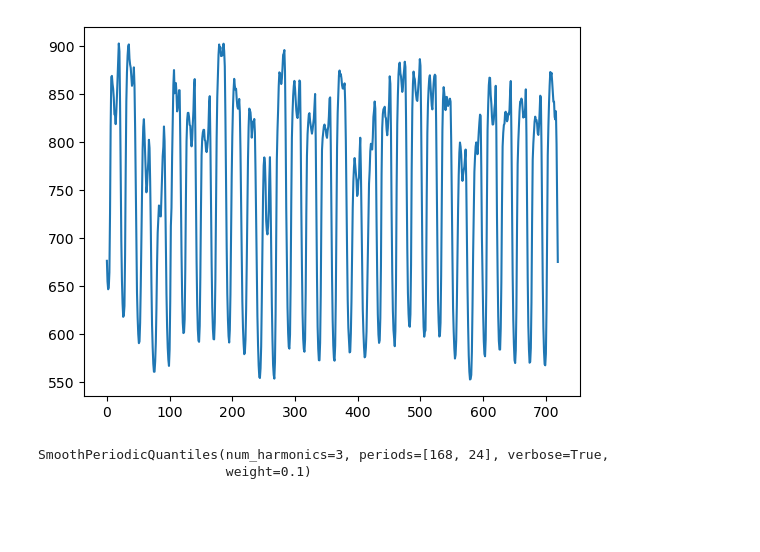
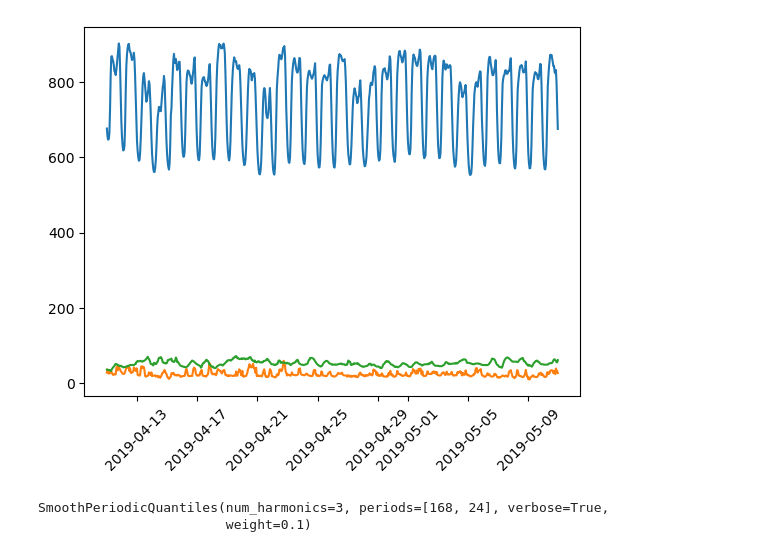
Before and after one commit to cvxgrp/spcqe, a Jupyter notebook: notebooks/small_example-class.ipynb, the cells around one changed output. Drawn from its saved outputs; the diff is of its cells as text; code cells hidden in the pictures; blank space fills up the shorter version.

```diff
--- a/notebooks/small_example-class.ipynb
+++ b/notebooks/small_example-class.ipynb
@@ -23,25 +23,11 @@ def process_excel_file(file_name, year):
     # Assign your new time index to your dataframe
     df.index = time_index
 
-    # Convert columns to numpy arrays
-    y1 = df['RT_Demand'].to_numpy()
-    y2 = df['Dry_Bulb'].to_numpy()
-    y3 = df['RT_LMP'].to_numpy()
-
-    return y1, y2, y3
+    return df
 
 years = [2019, 2020, 2021, 2022]
+paths = [Path() / 'fixtures' / f'{year}_smd_hourly.xlsx' for year in years]
+df_list = [process_excel_file(path, year) for (path, year) in zip(paths, years)]
 
-y1_list, y2_list, y3_list = [], [], []
-
-for year in years:
-    file_name =  Path() / 'fixtures' / f'{year}_smd_hourly.xlsx'  # Assuming your file name format
-    y1, y2, y3 = process_excel_file(file_name, year)
-    y1_list.append(y1)
-    y2_list.append(y2)
-    y3_list.append(y3)
-
-# Stack the arrays in each list column-wise
-y1 = np.hstack(y1_list)
-y2 = np.hstack(y2_list)
-y3 = np.hstack(y3_list)
+df = pd.concat(df_list)
+df
@@ -48,7 +48,8 @@ y3 = np.hstack(y3_list)
 # %%
 ix = 100
-data_view = y1[24 * ix:24 * (ix + 30)]
-plt.plot(data_view);
+data_view = df.iloc[24 * ix:24 * (ix + 30)]
+plt.plot(data_view)
+plt.xticks(rotation=45);
 # %% [output]
-[figure, old version]
+[figure, new version]
 # %%
```
Also changed, not shown: parts of 6 cells of this notebook, 3 other files.
